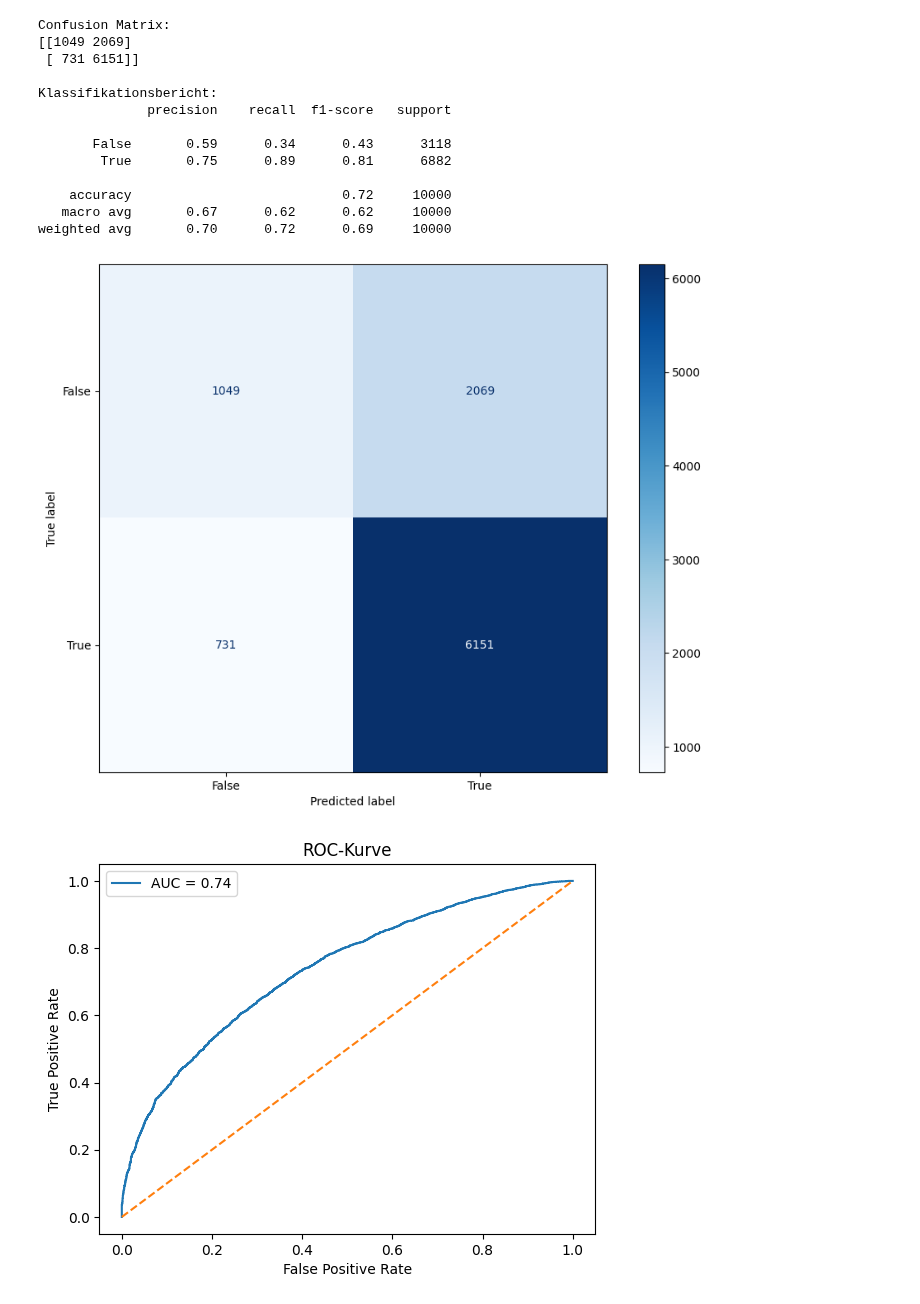
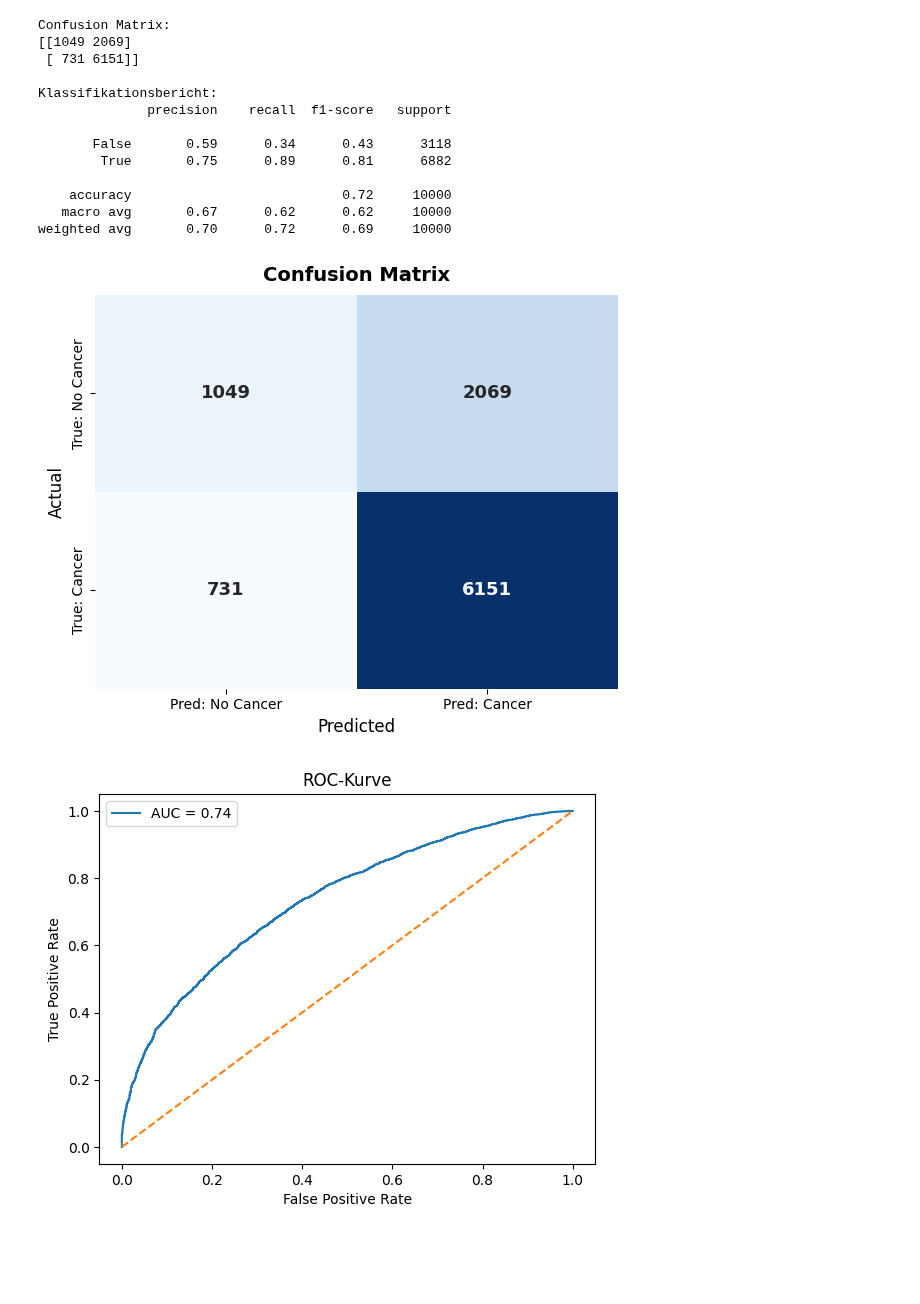
Before and after one commit to iLuckyW/lecture-ai-basics, a Jupyter notebook: chapter/00_machine_learning_paper/04_logistic_regression.ipynb, the cells around one changed output. Cells and saved outputs as stored; diff of their text form; code cells hidden in the pictures; blank space fills up the shorter version.

```diff
--- a/chapter/00_machine_learning_paper/04_logistic_regression.ipynb
+++ b/chapter/00_machine_learning_paper/04_logistic_regression.ipynb
@@ -90,20 +90,25 @@ Klassifikationsbericht:
    macro avg       0.67      0.62      0.62     10000
 weighted avg       0.70      0.72      0.69     10000
 # %%
-from sklearn.metrics import ConfusionMatrixDisplay
 import matplotlib.pyplot as plt
+import seaborn as sns
 
-fig, ax = plt.subplots(1, figsize=(10, 8))
-_ = ConfusionMatrixDisplay.from_estimator(
-    logistic_pipeline,
-    test_data,
-    test_label,
-    display_labels=dataset['lung_cancer'].unique(),
-    cmap=plt.cm.Blues,
-    ax=ax
-)
+cm = confusion_matrix(test_label, logistic_pipeline.predict(test_data))
+
+plt.figure(figsize=(6, 5))
+sns.heatmap(cm, annot=True, fmt='d', cmap='Blues',
+            xticklabels=['Pred: No Cancer', 'Pred: Cancer'],
+            yticklabels=['True: No Cancer', 'True: Cancer'],
+            cbar=False,  # remove colorbar for cleaner look
+            annot_kws={"size": 13, "weight": "bold"})  # makes numbers clearer
+
+plt.title("Confusion Matrix", fontsize=14, fontweight='bold', pad=10)
+plt.xlabel("Predicted", fontsize=12)
+plt.ylabel("Actual", fontsize=12)
+plt.tight_layout()
+plt.show()
 # %% [output]
-[figure, old version]
+[figure, new version]
 # %%
 # Berechnung ROC-Kurve und AUC-Score
 from sklearn.metrics import roc_curve, roc_auc_score
```
Also changed, not shown: parts of 5 cells of this notebook.
